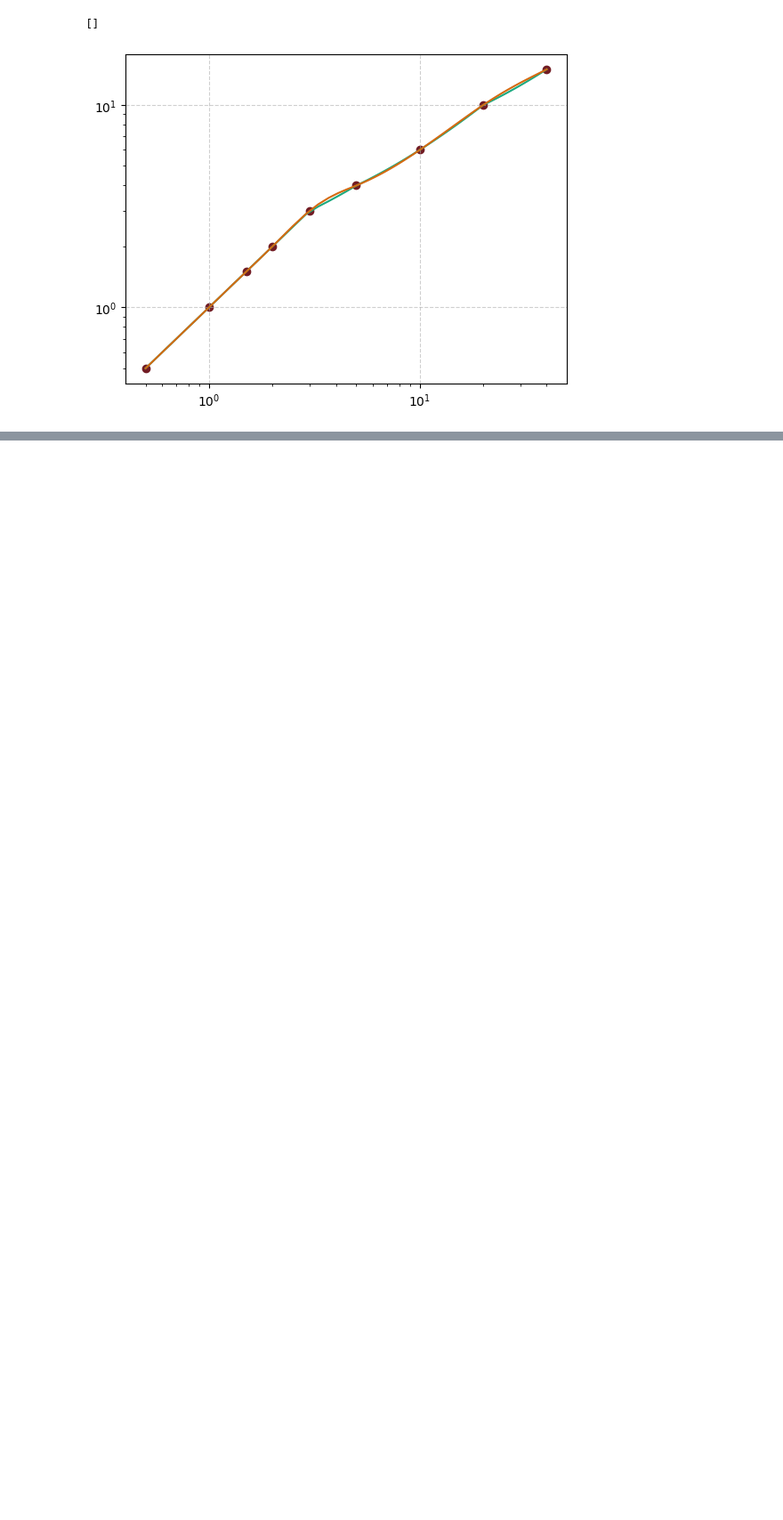
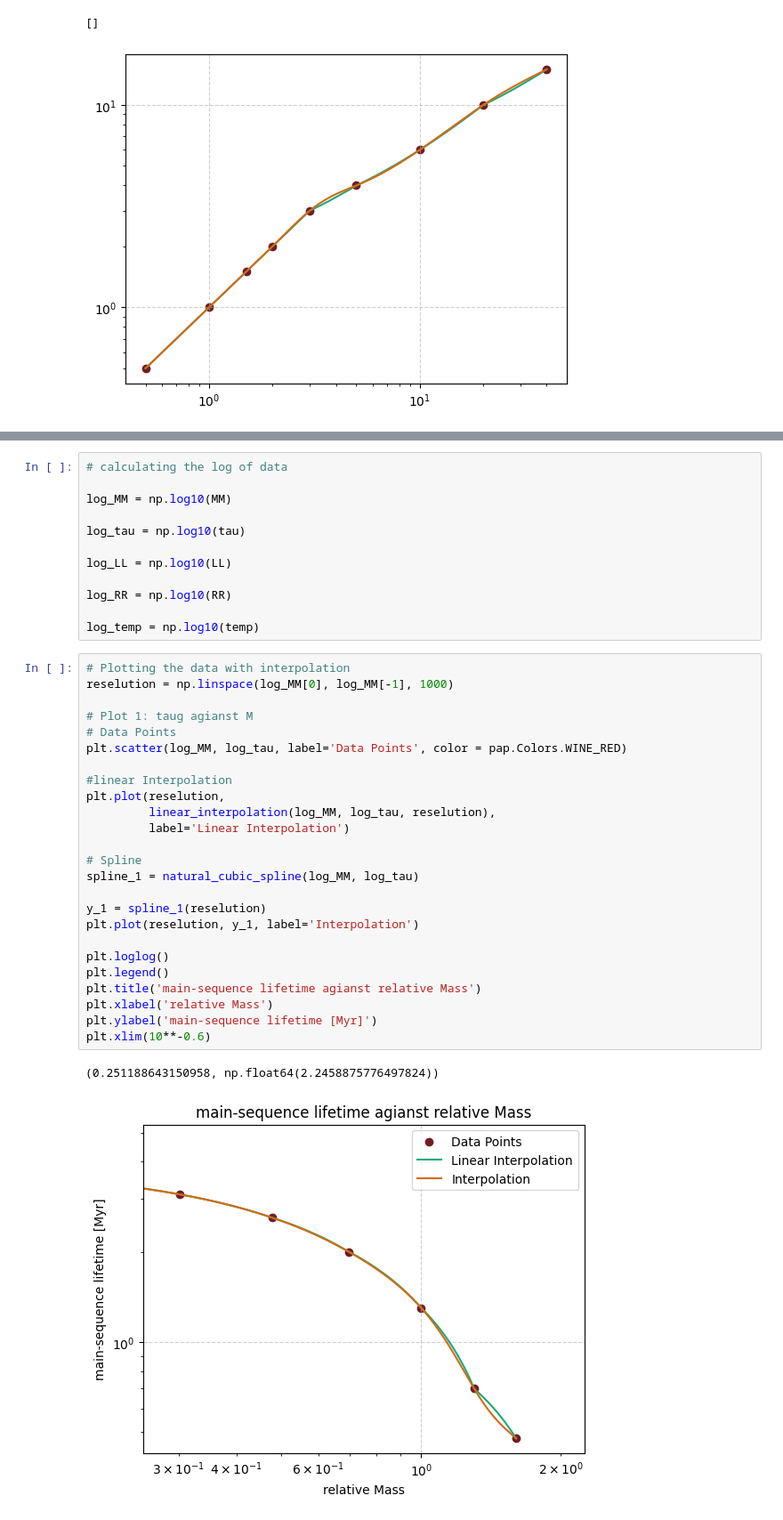
Before and after one commit to FinnZeumer/Introduction-to-Computational-Physics, a Jupyter notebook: Homework_2.ipynb, the cells around one changed output, grey strips where cells are left out. Shown at 89% size. Saved outputs shown, nothing was run; the diff lists cells and outputs as text; blank space fills up the shorter version.

```diff
--- a/Homework_2.ipynb
+++ b/Homework_2.ipynb
@@ -475,0 +498,40 @@ plt.loglog()
+# %%
+# calculating the log of data
+
+log_MM = np.log10(MM)
+
+log_tau = np.log10(tau)
+
+log_LL = np.log10(LL)
+
+log_RR = np.log10(RR)
+
+log_temp = np.log10(temp)
+# %%
+# Plotting the data with interpolation
+reselution = np.linspace(log_MM[0], log_MM[-1], 1000)
+
+# Plot 1: taug agianst M
+# Data Points
+plt.scatter(log_MM, log_tau, label='Data Points', color = pap.Colors.WINE_RED)
+
+#linear Interpolation
+plt.plot(reselution,
+         linear_interpolation(log_MM, log_tau, reselution),
+         label='Linear Interpolation')
+
+# Spline
+spline_1 = natural_cubic_spline(log_MM, log_tau)
+
+y_1 = spline_1(reselution)
+plt.plot(reselution, y_1, label='Interpolation')
+
+plt.loglog()
+plt.legend()
+plt.title('main-sequence lifetime agianst relative Mass')
+plt.xlabel('relative Mass')
+plt.ylabel('main-sequence lifetime [Myr]')
+plt.xlim(10**-0.6)
+# %% [output]
+(0.251188643150958, np.float64(2.2458875776497824))
+[figure, added]
```
Also changed, not shown: parts of 10 cells of this notebook.
